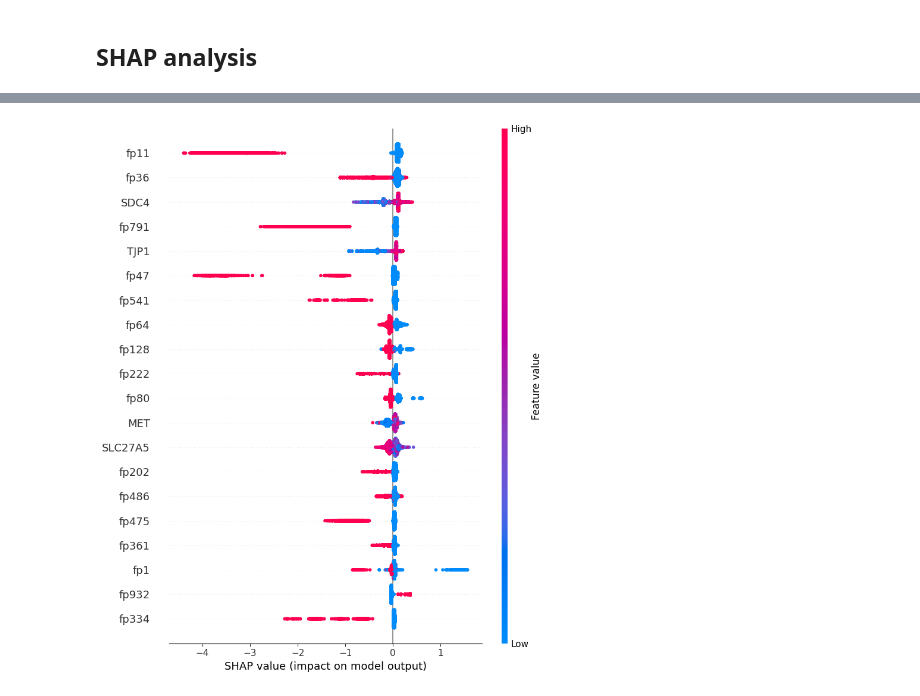
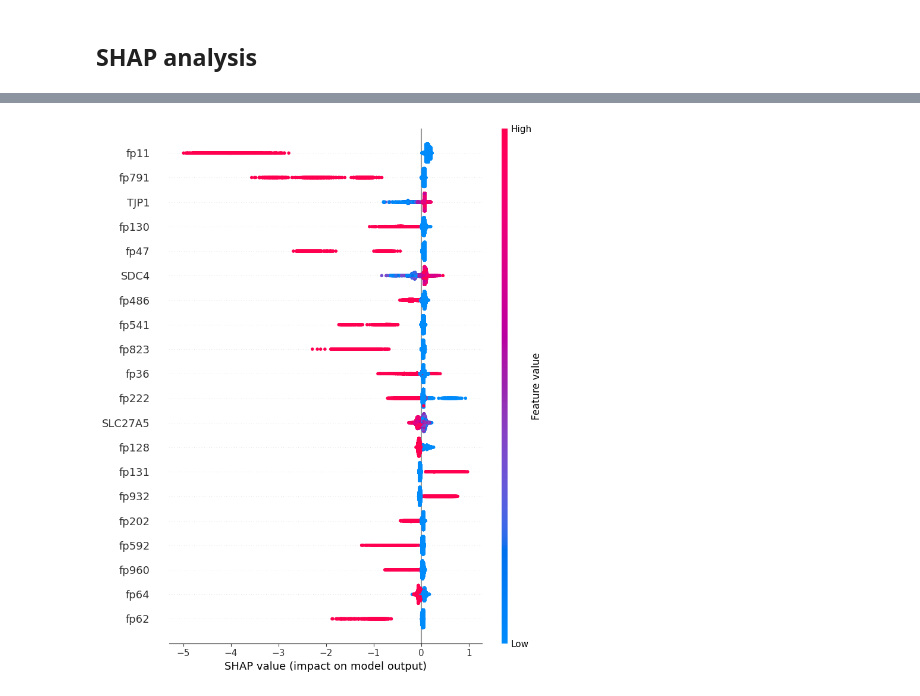
Before and after one commit to paulo-seixal/drug_sensitivity, a Jupyter notebook: baseline_ml.ipynb, the cells around one changed output, grey strips where cells are left out. Cells and saved outputs as stored; diff of their text form; code cells hidden in the pictures.

Commit message:
xgboost.pkl

```diff
--- a/baseline_ml.ipynb
+++ b/baseline_ml.ipynb
@@ -202,3 +206,10 @@ MAE:  0.8577320185296774
 MSE:  1.3035532217816677
 RMSE:  1.1417325526504303
 R2:  0.8282241896413359
+# %%
+param_grid = {'learning_rate':[0.1, 0.01],
+              'l2_regularization':[0, 0.1, 0.01]}
+
+
+grid_hist = GridSearchCV(HistGradientBoostingRegressor() ,param_grid, cv=5, verbose=3)
+grid_hist.fit(x_train, np.ravel(y_train))
@@ -232,3 +293,10 @@ MAE:  0.8312733342399194
 MSE:  1.2265886316361643
 RMSE:  1.1075146191523453
 R2:  0.8381249787300743
+# %%
+param_grid={"learning_rate": [0.05, 0.10, 0.15],
+            "max_depth": [5, 6, 8]}
+
+
+grid_xgb = GridSearchCV(xgb.XGBRegressor(tree_method='hist', device= 'cuda') ,param_grid, cv=5, verbose=3)
+grid_xgb.fit(x_train, np.ravel(y_train))
@@ -234,0 +346,20 @@ R2:  0.8381249787300743
+# %%
+# summarize the results of the grid_xgb search
+print("Best Score: {}".format(grid_xgb.best_score_))
+print("Best params: {}".format(grid_xgb.best_params_))
+
+# store best model in a variable
+best_model = grid_xgb.best_estimator_
+
+# store best model in pickle file
+pickle.dump(best_model, open('trained_models/xgboost.pkl', 'wb'))
+
+# predict using best model
+y_pred = best_model.predict(x_test)
+
+# evaluate predictions
+print('XGBoost Regressor')
+print('MAE: ', mean_absolute_error(y_test, y_pred))
+print('MSE: ', mean_squared_error(y_test, y_pred))
+print('RMSE: ', np.sqrt(mean_squared_error(y_test, y_pred)))
+print('R2: ', r2_score(y_test, y_pred))
@@ -290,9 +429,9 @@ plt.show()
 
 import shap
 # SHAP analysis
-explainer = shap.Explainer(xgbr_gpu)
+explainer = shap.Explainer(best_model)
 shap_values = explainer.shap_values(x_test)
 
 # Summary plot of SHAP values
-shap.summary_plot(shap_values, x_test, feature_names=input_features)
+shap.summary_plot(shap_values, x_test, feature_names=x_train.columns)
 # %% [output]
@@ -302 +439 @@ IProgress not found. Please update jupyter and ipywidgets. See https://ipywidget
-[figure, old version]
+[figure, new version]
```
Also changed, not shown: parts of 6 cells of this notebook, 2 other files.
